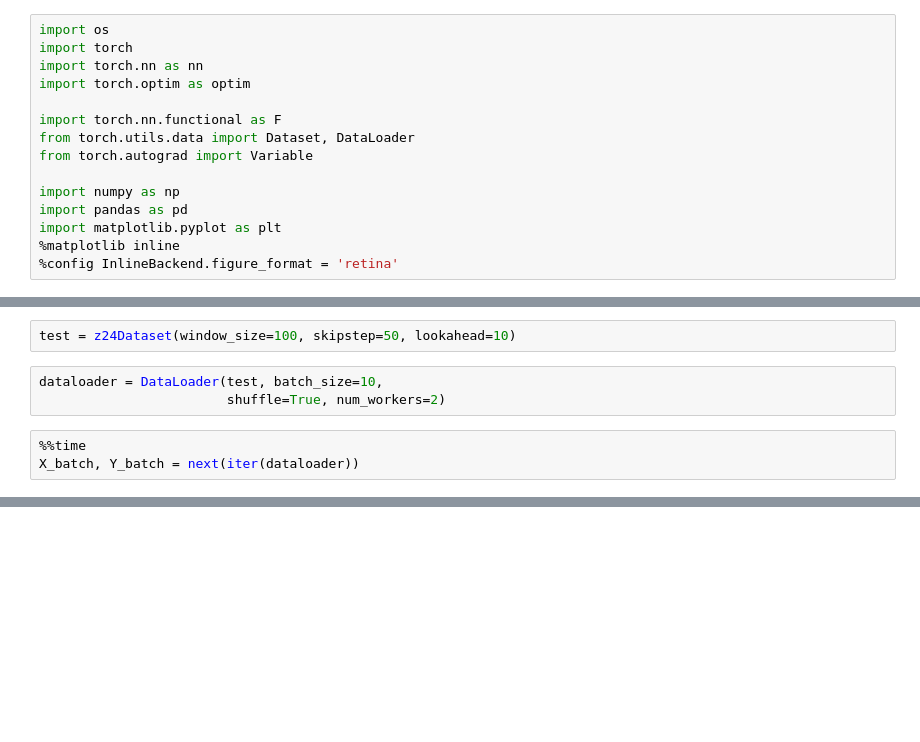
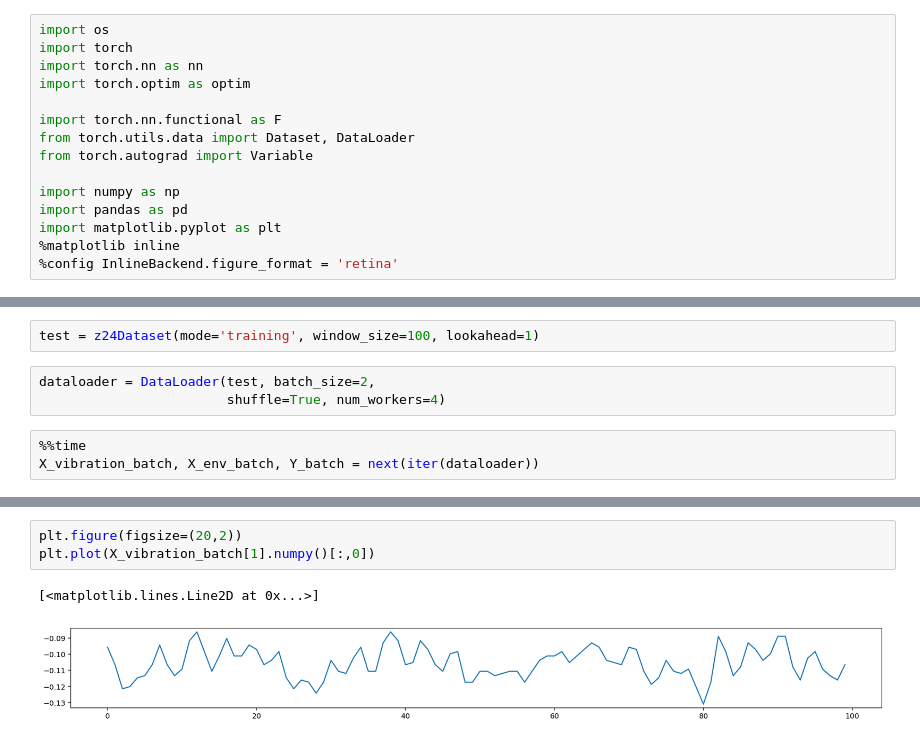
Before and after one commit to davidsteinar/structural-uncertainty, a Jupyter notebook: notebooks/pytorch_dataloader.ipynb, the cells around one changed output, grey strips where cells are left out. Drawn from its saved outputs; the diff is of its cells as text; blank space fills up the shorter version.

```diff
--- a/notebooks/pytorch_dataloader.ipynb
+++ b/notebooks/pytorch_dataloader.ipynb
@@ -49,9 +57,9 @@ class z24Dataset(Dataset):
 # %%
-test = z24Dataset(window_size=100, skipstep=50, lookahead=10)
+test = z24Dataset(mode='training', window_size=100, lookahead=1)
 # %%
-dataloader = DataLoader(test, batch_size=10,
-                        shuffle=True, num_workers=2)
+dataloader = DataLoader(test, batch_size=2,
+                        shuffle=True, num_workers=4)
 # %%
 %%time
-X_batch, Y_batch = next(iter(dataloader))
+X_vibration_batch, X_env_batch, Y_batch = next(iter(dataloader))
 # %% [output]
@@ -59,0 +68,6 @@ Wall time: 836 ms
+# %%
+plt.figure(figsize=(20,2))
+plt.plot(X_vibration_batch[1].numpy()[:,0])
+# %% [output]
+[<matplotlib.lines.Line2D at 0x...>]
+[figure, added]
```
Also changed, not shown: parts of 21 cells of this notebook, 47 other files.
